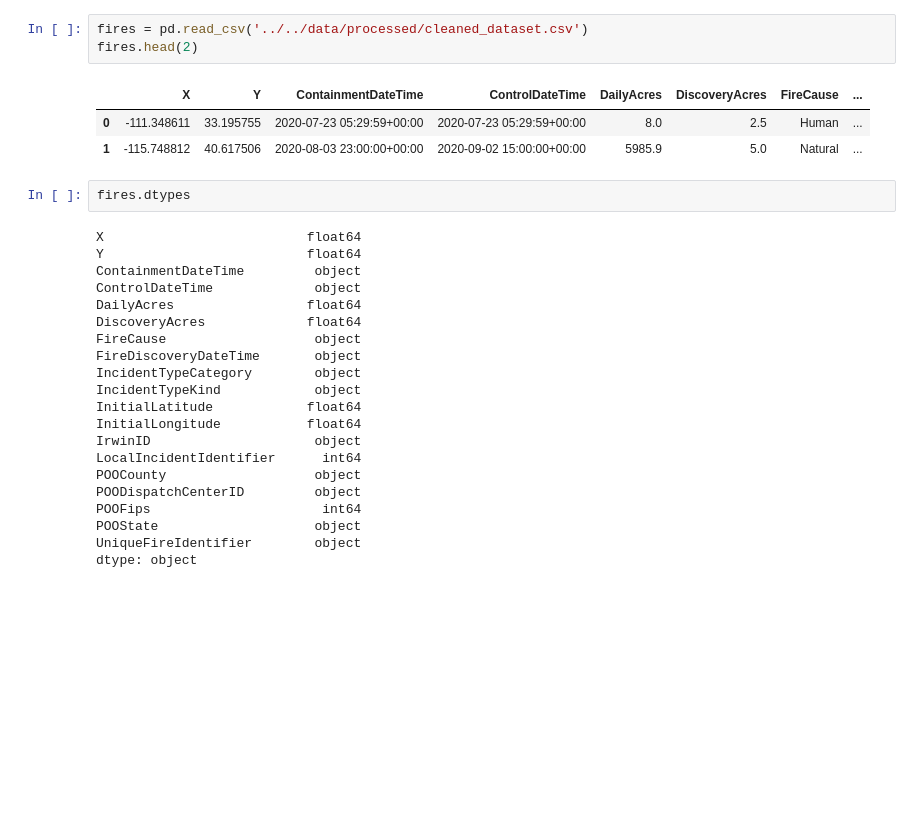
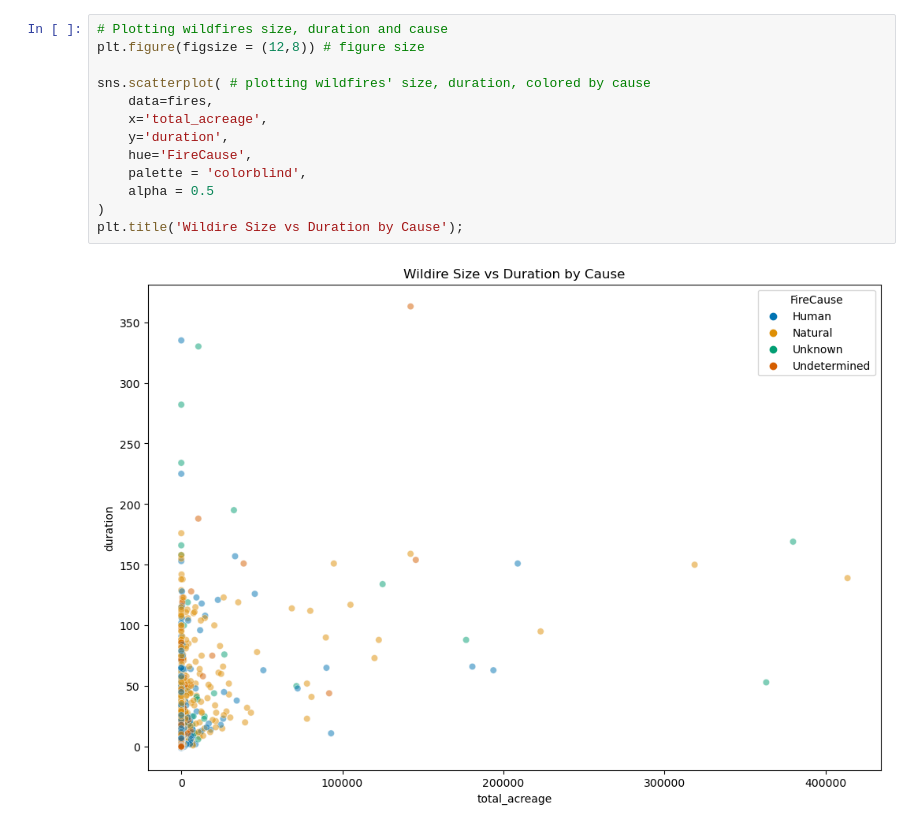
Before and after one commit to jeff-shakes/Wildfire_Size_Prediction, a Jupyter notebook: src/01_cleaning_eda/ms_EDA.ipynb, the cells around one changed output. Saved outputs shown, nothing was run; the diff lists cells and outputs as text; blank space fills up the shorter version.

```diff
--- a/src/01_cleaning_eda/ms_EDA.ipynb
+++ b/src/01_cleaning_eda/ms_EDA.ipynb
@@ -69,30 +93,15 @@ fires[['X', 'Y']].describe()
 # %%
-fires = pd.read_csv('../../data/processed/cleaned_dataset.csv')
-fires.head(2)
+# Plotting wildfires size, duration and cause
+plt.figure(figsize = (12,8)) # figure size
+
+sns.scatterplot( # plotting wildfires' size, duration, colored by cause
+    data=fires,
+    x='total_acreage',
+    y='duration',
+    hue='FireCause',
+    palette = 'colorblind',
+    alpha = 0.5
+)
+plt.title('Wildire Size vs Duration by Cause');
 # %% [output]
-|  | X | Y | ContainmentDateTime | ControlDateTime | DailyAcres | DiscoveryAcres | FireCause | ... |
-| 0 | -111.348611 | 33.195755 | 2020-07-23 05:29:59+00:00 | 2020-07-23 05:29:59+00:00 | 8.0 | 2.5 | Human | ... |
-| 1 | -115.748812 | 40.617506 | 2020-08-03 23:00:00+00:00 | 2020-09-02 15:00:00+00:00 | 5985.9 | 5.0 | Natural | ... |
+[figure, added]
-# %%
-fires.dtypes
-# %% [output]
-X                          float64
-Y                          float64
-ContainmentDateTime         object
-ControlDateTime             object
-DailyAcres                 float64
-DiscoveryAcres             float64
-FireCause                   object
-FireDiscoveryDateTime       object
-IncidentTypeCategory        object
-IncidentTypeKind            object
-InitialLatitude            float64
-InitialLongitude           float64
-IrwinID                     object
-LocalIncidentIdentifier      int64
-POOCounty                   object
-POODispatchCenterID         object
-POOFips                      int64
-POOState                    object
-UniqueFireIdentifier        object
-dtype: object
```
Also changed, not shown: parts of 19 cells of this notebook, 5 other files.
